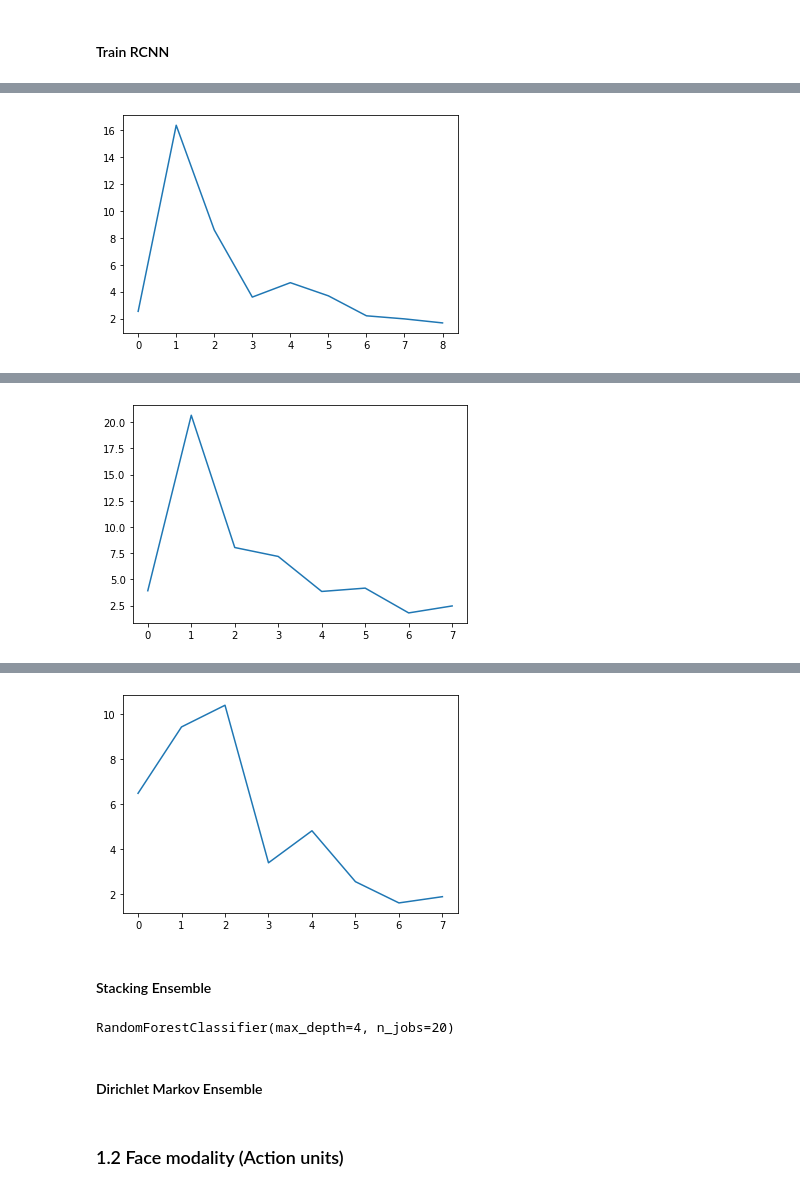
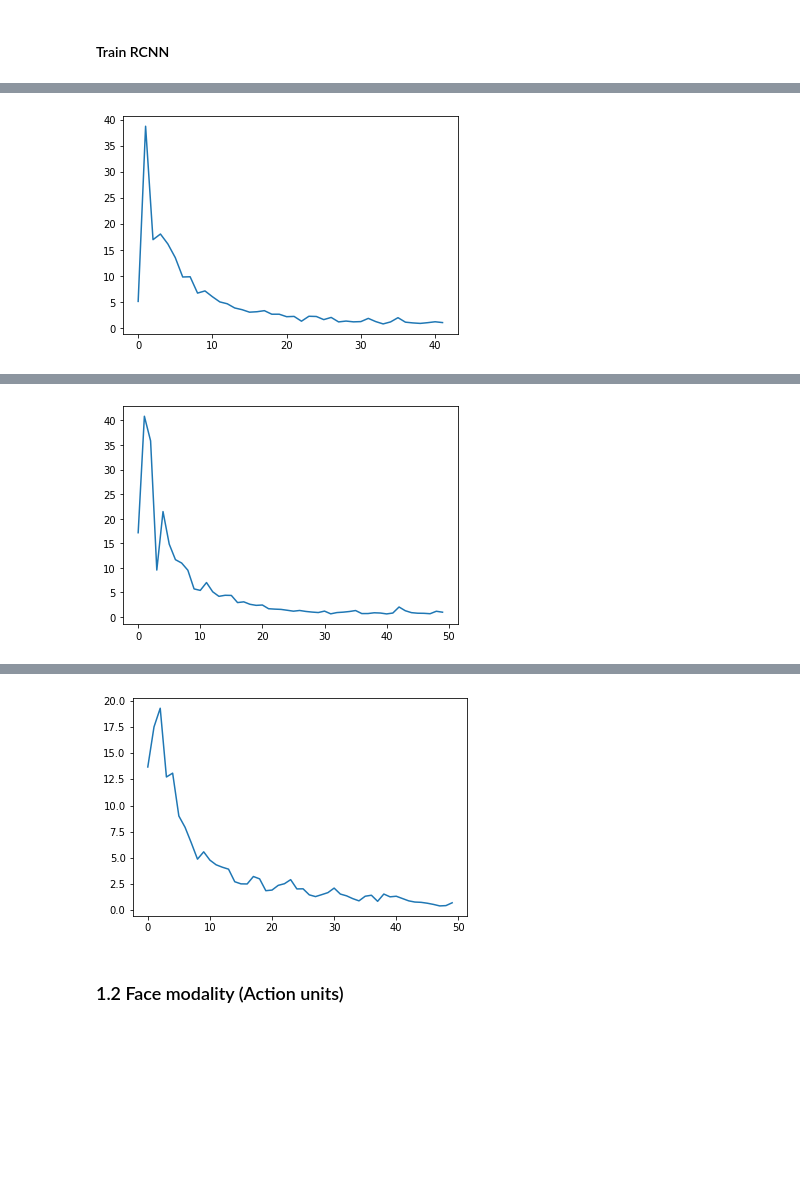
Before and after one commit to angelicagardner/skeleton-pose-estimation-for-pain-assessment, a Jupyter notebook: notebooks/baseline_multimodal.ipynb, the cells around one changed output, grey strips where cells are left out. Saved outputs shown, nothing was run; the diff lists cells and outputs as text; code cells hidden in the pictures; blank space fills up the shorter version.

```diff
--- a/notebooks/baseline_multimodal.ipynb
+++ b/notebooks/baseline_multimodal.ipynb
@@ -653,12 +790,11 @@ epochs, batch_size = 50, 256
 # %% [markdown]
 #### Train BiLSTM
 # %%
-model1 = build_biConvLSTM(n_length, n_features, n_outputs, y_train.shape[1])
-for train_index, val_index in kf.split(X):
-    X_train, X_val = X[train_index], X[val_index]
-    y_train, y_val = y[train_index], y[val_index]
-    model1 = build_biConvLSTM(n_features, n_length, n_outputs, y_train.shape[1])
-    history = train(model1, X_train, y_train, X_val, y_val, epochs=epochs, batch_size=batch_size)
+for train_index, val_index in kf.split(body_X):
+    X_train, X_val = body_X[train_index], body_X[val_index]
+    y_train, y_val = body_y[train_index], body_y[val_index]
+    body_biConvLSTM = build_biConvLSTM(body_features, n_length, body_outputs)
+    history = train(body_biConvLSTM, X_train, y_train, X_val, y_val, epochs=epochs, batch_size=batch_size)
     plt.plot(history.history['loss'])
     plt.show()
 # %% [output]
@@ -726,12 +855,11 @@ member1 = KerasMember(name="BiLSTM", keras_model=model1,
 # %% [markdown]
 #### Train CNN+LSTM
 # %%
-model2 = get_CNN(n_features, n_length, n_outputs, y_train.shape[1])
-for train_index, val_index in kf.split(X):
-    X_train, X_val = X[train_index], X[val_index]
-    y_train, y_val = y[train_index], y[val_index]
-    model2 = get_CNN(n_features, n_length, n_outputs, y_train.shape[1])
-    history = train(model2, X_train, y_train, X_val, y_val, epochs=epochs, batch_size=batch_size)
+for train_index, val_index in kf.split(body_X):
+    X_train, X_val = body_X[train_index], body_X[val_index]
+    y_train, y_val = body_y[train_index], body_y[val_index]
+    body_cnn = build_CNN(body_features, n_length, body_outputs)
+    history = train(body_cnn, X_train, y_train, X_val, y_val, epochs=epochs, batch_size=batch_size)
     plt.plot(history.history['loss'])
     plt.show()
 # %% [output]
@@ -793,12 +920,11 @@ member2 = KerasMember(name="CNN+LSTM", keras_model=model2,
 # %% [markdown]
 #### Train ConvLSTM
 # %%
-model3 = build_convLSTM(n_features, n_length, n_outputs, y_train.shape[1])
-for train_index, val_index in kf.split(X):
-    X_train, X_val = X[train_index], X[val_index]
-    y_train, y_val = y[train_index], y[val_index]
-    model3 = build_convLSTM(n_features, n_length, n_outputs, y_train.shape[1])
-    history = train(model3, X_train, y_train, X_val, y_val, epochs=epochs, batch_size=batch_size)
+for train_index, val_index in kf.split(body_X):
+    X_train, X_val = body_X[train_index], body_X[val_index]
+    y_train, y_val = body_y[train_index], body_y[val_index]
+    body_convLSTM = build_convLSTM(body_features, n_length, body_outputs)
+    history = train(body_convLSTM, X_train, y_train, X_val, y_val, epochs=epochs, batch_size=batch_size)
     plt.plot(history.history['loss'])
     plt.show()
 # %% [output]
@@ -863,12 +985,11 @@ member3 = KerasMember(name="ConvLSTM", keras_model=model3,
 # %% [markdown]
 #### Train RCNN
 # %%
-model4 = build_RCNN(n_features, n_length, n_outputs, y_train.shape[1])
-for train_index, val_index in kf.split(X):
-    X_train, X_val = X[train_index], X[val_index]
-    y_train, y_val = y[train_index], y[val_index]
-    model4 = build_RCNN(n_features, n_length, n_outputs, y_train.shape[1])
-    history = train(model4, X_train, y_train, X_val, y_val, epochs=epochs, batch_size=batch_size)
+for train_index, val_index in kf.split(body_X):
+    X_train, X_val = body_X[train_index], body_X[val_index]
+    y_train, y_val = body_y[train_index], body_y[val_index]
+    body_rcnn = build_RCNN(body_features, n_length, body_outputs)
+    history = train(body_rcnn, X_train, y_train, X_val, y_val, epochs=epochs, batch_size=batch_size)
     plt.plot(history.history['loss'])
     plt.show()
 # %% [output]
@@ -893,2 +1013,2 @@ Epoch 9/50
-[figure, old version]
+[figure, new version]
 Epoch 1/50
@@ -910,2 +1031,2 @@ Epoch 8/50
-[figure, old version]
+[figure, new version]
 Epoch 1/50
@@ -927 +1049 @@ Epoch 8/50
-[figure, old version]
+[figure, new version]
@@ -932,2 +1049,0 @@ member4 = KerasMember(name="RCNN", keras_model=model4,
-# %% [markdown]
-#### Stacking Ensemble
@@ -940,6 +1049,0 @@ skeleton_stackEnsemble.add_member(member4)
-# %%
-skeleton_stackEnsemble.fit()
-# %% [output]
-RandomForestClassifier(max_depth=4, n_jobs=20)
-# %% [markdown]
-#### Dirichlet Markov Ensemble
```
Also changed, not shown: parts of 117 cells of this notebook.
